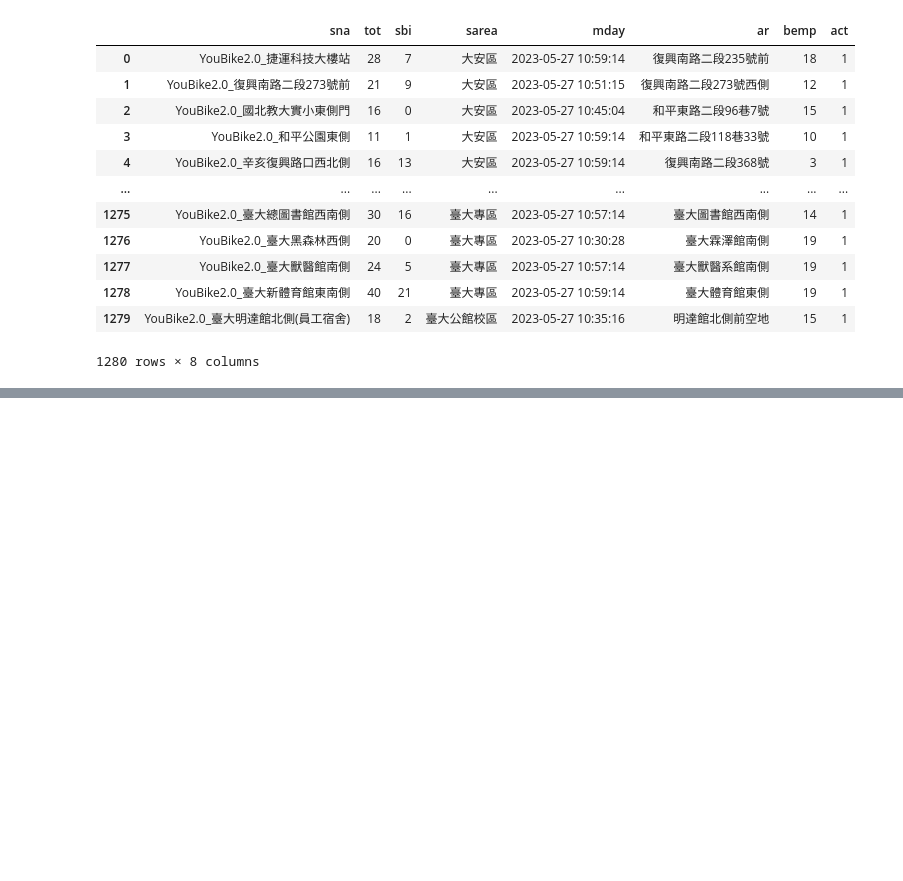
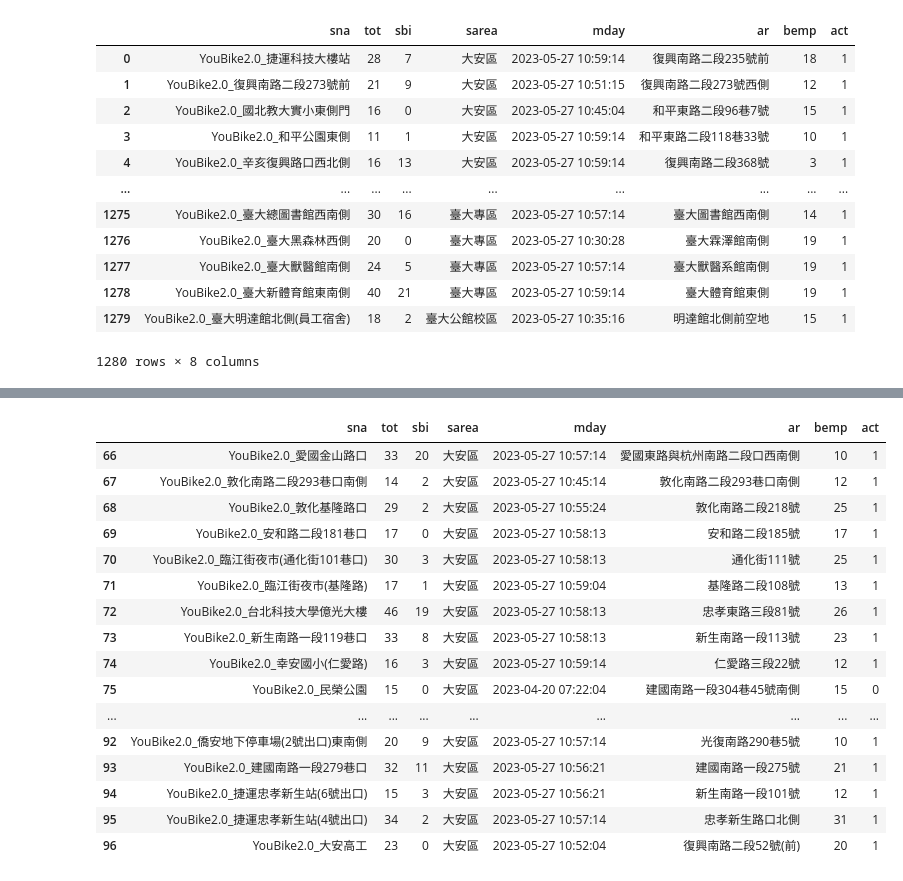
Before and after one commit to remingwang/_112_python_flask_, a Jupyter notebook: lession7_1.ipynb, the cells around one changed output, grey strips where cells are left out. Cells and saved outputs as stored; diff of their text form; code cells hidden in the pictures; blank space fills up the shorter version.

```diff
--- a/lession7_1.ipynb
+++ b/lession7_1.ipynb
@@ -34,0 +52,21 @@ dataFrame
+# %%
+#選取列(slice)
+dataFrame[66:97]
+# %% [output]
+|  | sna | tot | sbi | sarea | mday | ar | bemp | act |
+| 66 | YouBike2.0_愛國金山路口 | 33 | 20 | 大安區 | 2023-05-27 10:57:14 | 愛國東路與杭州南路二段口西南側 | 10 | 1 |
+| 67 | YouBike2.0_敦化南路二段293巷口南側 | 14 | 2 | 大安區 | 2023-05-27 10:45:14 | 敦化南路二段293巷口南側 | 12 | 1 |
+| 68 | YouBike2.0_敦化基隆路口 | 29 | 2 | 大安區 | 2023-05-27 10:55:24 | 敦化南路二段218號 | 25 | 1 |
+| 69 | YouBike2.0_安和路二段181巷口 | 17 | 0 | 大安區 | 2023-05-27 10:58:13 | 安和路二段185號 | 17 | 1 |
+| 70 | YouBike2.0_臨江街夜市(通化街101巷口) | 30 | 3 | 大安區 | 2023-05-27 10:58:13 | 通化街111號 | 25 | 1 |
+| 71 | YouBike2.0_臨江街夜市(基隆路) | 17 | 1 | 大安區 | 2023-05-27 10:59:04 | 基隆路二段108號 | 13 | 1 |
+| 72 | YouBike2.0_台北科技大學億光大樓 | 46 | 19 | 大安區 | 2023-05-27 10:58:13 | 忠孝東路三段81號 | 26 | 1 |
+| 73 | YouBike2.0_新生南路一段119巷口 | 33 | 8 | 大安區 | 2023-05-27 10:58:13 | 新生南路一段113號 | 23 | 1 |
+| 74 | YouBike2.0_幸安國小(仁愛路) | 16 | 3 | 大安區 | 2023-05-27 10:59:14 | 仁愛路三段22號 | 12 | 1 |
+| 75 | YouBike2.0_民榮公園 | 15 | 0 | 大安區 | 2023-04-20 07:22:04 | 建國南路一段304巷45號南側 | 15 | 0 |
+| ... | ... | ... | ... | ... | ... | ... | ... | ... |
+| 92 | YouBike2.0_僑安地下停車場(2號出口)東南側 | 20 | 9 | 大安區 | 2023-05-27 10:57:14 | 光復南路290巷5號 | 10 | 1 |
+| 93 | YouBike2.0_建國南路一段279巷口 | 32 | 11 | 大安區 | 2023-05-27 10:56:21 | 建國南路一段275號 | 21 | 1 |
+| 94 | YouBike2.0_捷運忠孝新生站(6號出口) | 15 | 3 | 大安區 | 2023-05-27 10:56:21 | 新生南路一段101號 | 12 | 1 |
+| 95 | YouBike2.0_捷運忠孝新生站(4號出口) | 34 | 2 | 大安區 | 2023-05-27 10:57:14 | 忠孝新生路口北側 | 31 | 1 |
+| 96 | YouBike2.0_大安高工 | 23 | 0 | 大安區 | 2023-05-27 10:52:04 | 復興南路二段52號(前) | 20 | 1 |
```
Also changed, not shown: parts of 4 cells of this notebook.
